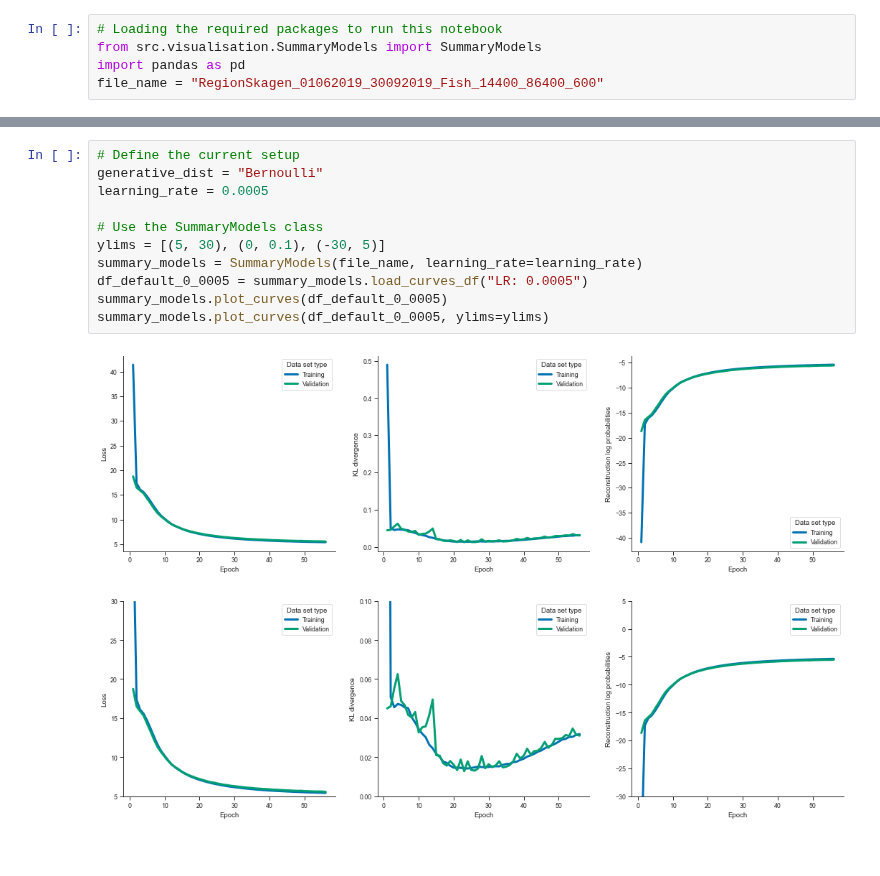
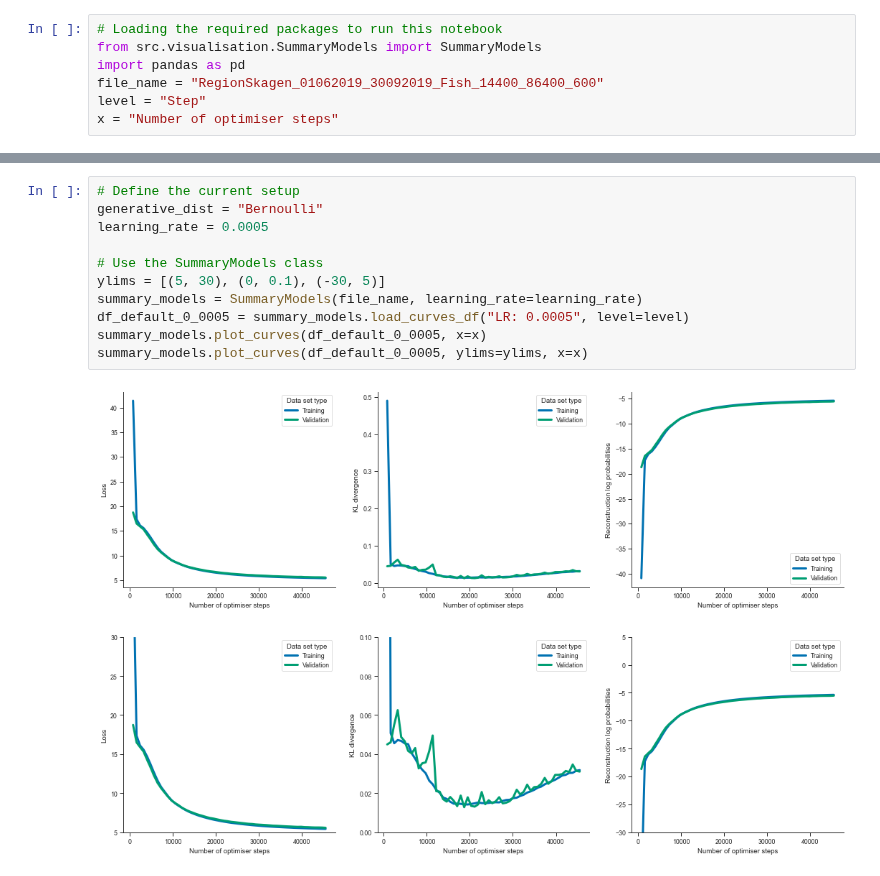
Before and after one commit to ThordurPall/vessel-trajectory-anomaly-detection, a Jupyter notebook: notebooks/Model Training/Learning Curves/Discrete Representation/Skagen/Explore Training & Validation Curves - Fishing Vessels.ipynb, the cells around one changed output, grey strips where cells are left out. Cells and saved outputs as stored; diff of their text form.

```diff
--- a/notebooks/Model Training/Learning Curves/Discrete Representation/Skagen/Explore Training & Validation Curves - Fishing Vessels.ipynb
+++ b/notebooks/Model Training/Learning Curves/Discrete Representation/Skagen/Explore Training & Validation Curves - Fishing Vessels.ipynb
@@ -3,6 +3,8 @@
 from src.visualisation.SummaryModels import SummaryModels
 import pandas as pd
 file_name = "RegionSkagen_01062019_30092019_Fish_14400_86400_600"
+level = "Step"
+x = "Number of optimiser steps"
 # %%
 # Define the current setup
 generative_dist = "Bernoulli"
@@ -34,17 +36,17 @@ summary_models.plot_curves(df_default_0_0003, ylims=ylims)
 # %%
 # Define the current setup
 generative_dist = "Bernoulli"
 learning_rate = 0.0005
 
 # Use the SummaryModels class
 ylims = [(5, 30), (0, 0.1), (-30, 5)]
 summary_models = SummaryModels(file_name, learning_rate=learning_rate)
-df_default_0_0005 = summary_models.load_curves_df("LR: 0.0005")
-summary_models.plot_curves(df_default_0_0005)
-summary_models.plot_curves(df_default_0_0005, ylims=ylims)
+df_default_0_0005 = summary_models.load_curves_df("LR: 0.0005", level=level)
+summary_models.plot_curves(df_default_0_0005, x=x)
+summary_models.plot_curves(df_default_0_0005, ylims=ylims, x=x)
 # %% [output]
-[figure, old version]
+[figure, new version]
-[figure, old version]
+[figure, new version]
 # %%
 # Define the current setup
 generative_dist = "Bernoulli"
```
Also changed, not shown: parts of 9 cells of this notebook.
